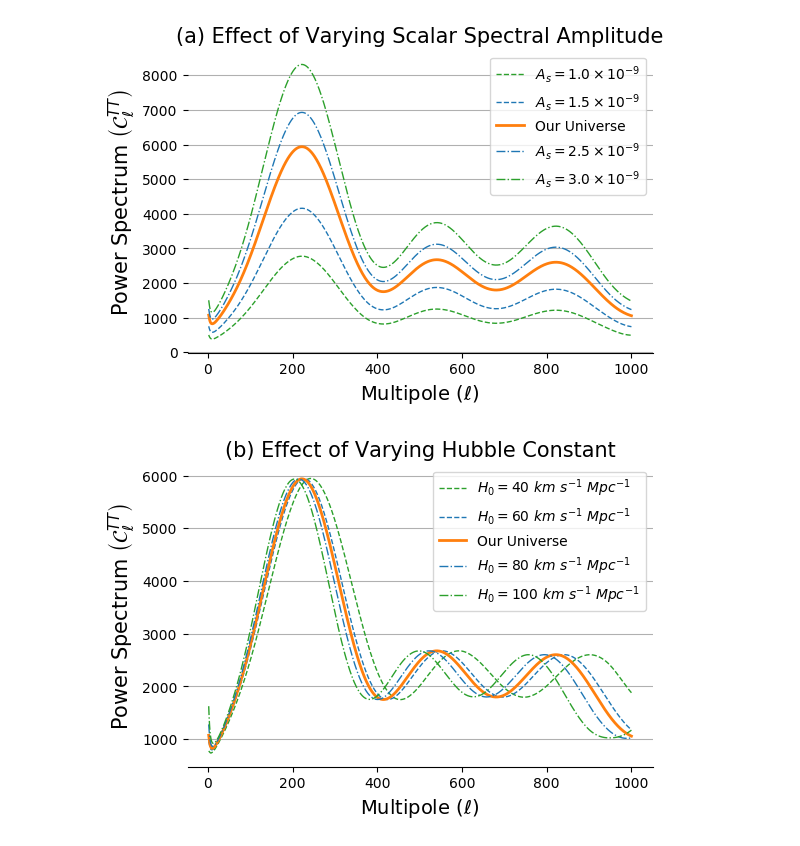
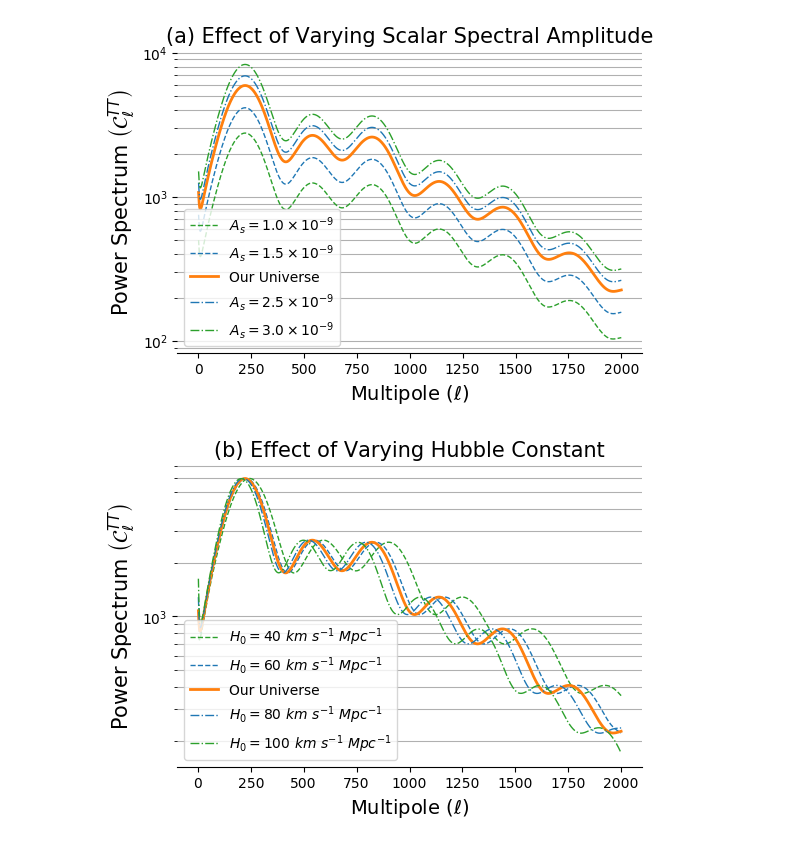
Before and after one commit to katnquinn/CMB_ModelManifold, a Jupyter notebook: Varying Parameter Plots.ipynb, the cells around one changed output. Drawn from its saved outputs; the diff is of its cells as text; code cells hidden in the pictures.

```diff
--- a/Varying Parameter Plots.ipynb
+++ b/Varying Parameter Plots.ipynb
@@ -29,7 +29,7 @@ def makeParamFile(folder, ID, ombh2 = 0.0226, omch2 = 0.112, H0 = 67.74, As = 2.
     paramText += '#  To get accurate lensed BB need to have l_max_scalar>2000, k_eta_max_scalar > 10000 \n'
     paramText += '#  To get accurate lensing potential you also need k_eta_max_scalar > 10000 \n'
     paramText += '#  Otherwise k_eta_max_scalar=2*l_max_scalar usually suffices, or dont set to use default \n'
-    paramText += 'l_max_scalar      = 1000 \n'
+    paramText += 'l_max_scalar      = 2000 \n'
     paramText += '#k_eta_max_scalar  = 2800 \n'
 
     paramText += '#  Tensor settings should be less than or equal to the above \n'
@@ -366,6 +366,8 @@ for As in Aslist:
     AsClList.append(loadCl('varParams','As'+str(As)))
 # %%
 fig, ax = plt.subplots(dpi=100)
+
+plt.yscale('log')
 
 idx = 0
 for cl in AsClList:
@@ -380,34 +382,34 @@ for cl in AsClList:
         c = 'C0'
         if As > 2.142*10**(-9):
             linestyle = '-.'
         else:
             linestyle = '--'
         label = r'$A_s = $'+Asnames[idx]
     if (idx == 0) or (idx == 4):
         c = 'C2'
     plt.plot(cl[:,0],cl[:,1], alpha = 1, c=c, linewidth=linewidth, label=label, linestyle = linestyle)
     idx += 1
 
 #plt.xscale('log')
 #plt.yscale('log')
 
 plt.legend()
 
 ax.patch.set_alpha(0)
 
 for loc in ['top','left','right']:
     ax.spines[loc].set_visible(False)
 
 plt.grid(axis='y',which='both')
 
 plt.xlabel('Multipole '+r'$(\ell)$',fontsize=14)
 plt.ylabel('Power Spectrum '+r'$\left(\mathcal{C}_\ell^{TT}\right)$',fontsize=15)
 
 plt.title('(a) Effect of Varying Scalar Spectral Amplitude', fontsize=15)
 
 plt.show()
 # %% [output]
-[figure, old version]
+[figure, new version]
 # %%
 H0list = [40,60,67.74,80,100]
 H0ClList = []
@@ -416,6 +418,8 @@ for H0 in H0list:
     H0ClList.append(loadCl('varParams','hubble'+str(H0)))
 # %%
 fig, ax = plt.subplots(dpi=100)
+
+plt.yscale('log')
 
 idx = 0
 for cl in H0ClList:
@@ -459,7 +463,7 @@ plt.title('(b) Effect of Varying Hubble Constant', fontsize=15)
 
 plt.show()
 # %% [output]
-[figure, old version]
+[figure, new version]
 # %%
 etalist = [0.8,0.9,0.9667,0.98,0.99]
 etaClList = []
```
Also changed, not shown: parts of 4 cells of this notebook.
